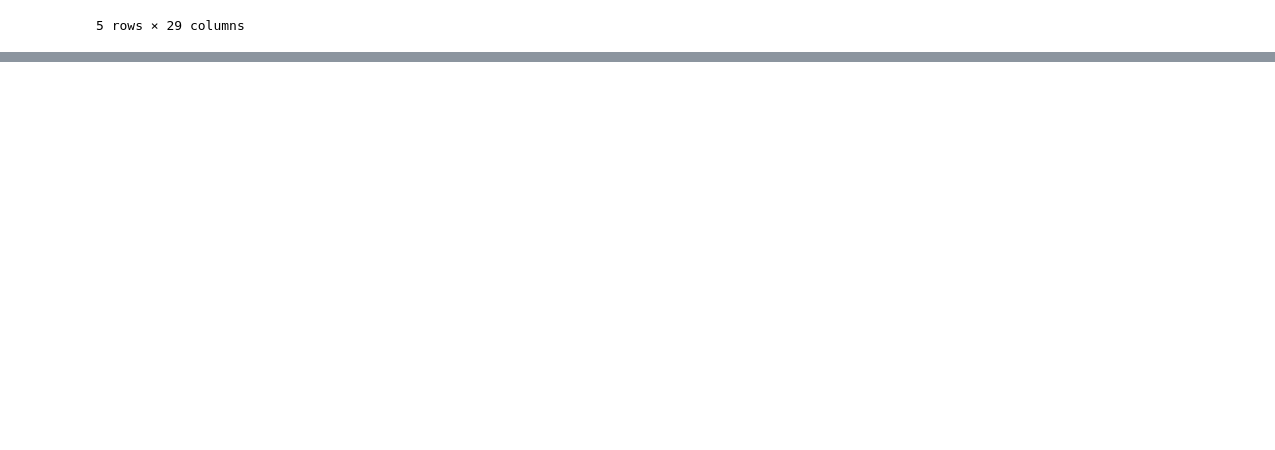
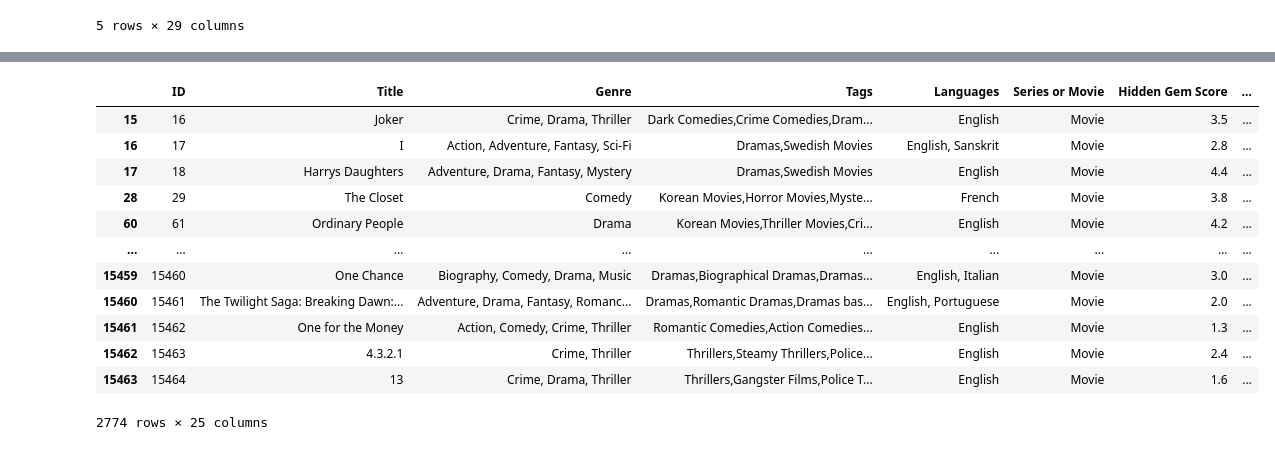
Before and after one commit to KunalSharma2001/Exploratory-data-analysis-EDA-, a Jupyter notebook: Netflix EDA/Netflix Data Analysis (EDA).ipynb, the cells around one changed output, grey strips where cells are left out. Saved outputs shown, nothing was run; the diff lists cells and outputs as text; code cells hidden in the pictures; blank space fills up the shorter version.

```diff
--- a/Netflix EDA/Netflix Data Analysis (EDA).ipynb
+++ b/Netflix EDA/Netflix Data Analysis (EDA).ipynb
@@ -20,0 +126,3 @@ TypeError: 'numpy.int32' object is not callable
+# %%
+# Dropping these columns from the dataset
+file = file.drop(columns = ['Metacritic Score', 'Boxoffice', 'Production House', 'Netflix Link', 'IMDb Link'], axis = 1)
@@ -20,0 +153,4 @@ TypeError: 'numpy.int32' object is not callable
+# %%
+# Creting the ID columns for each row.
+st = 1
+file.insert(0, 'ID', range(st, st + file.shape[0]))
@@ -20,0 +167,17 @@ TypeError: 'numpy.int32' object is not callable
+# %%
+# Deleting the NULL values from the dataset.
+file.dropna(axis=0, how='any')
+# %% [output]
+|  | ID | Title | Genre | Tags | Languages | Series or Movie | Hidden Gem Score | ... |
+| 15 | 16 | Joker | Crime, Drama, Thriller | Dark Comedies,Crime Comedies,Dram... | English | Movie | 3.5 | ... |
+| 16 | 17 | I | Action, Adventure, Fantasy, Sci-Fi | Dramas,Swedish Movies | English, Sanskrit | Movie | 2.8 | ... |
+| 17 | 18 | Harrys Daughters | Adventure, Drama, Fantasy, Mystery | Dramas,Swedish Movies | English | Movie | 4.4 | ... |
+| 28 | 29 | The Closet | Comedy | Korean Movies,Horror Movies,Myste... | French | Movie | 3.8 | ... |
+| 60 | 61 | Ordinary People | Drama | Korean Movies,Thriller Movies,Cri... | English | Movie | 4.2 | ... |
+| ... | ... | ... | ... | ... | ... | ... | ... | ... |
+| 15459 | 15460 | One Chance | Biography, Comedy, Drama, Music | Dramas,Biographical Dramas,Dramas... | English, Italian | Movie | 3.0 | ... |
+| 15460 | 15461 | The Twilight Saga: Breaking Dawn:... | Adventure, Drama, Fantasy, Romanc... | Dramas,Romantic Dramas,Dramas bas... | English, Portuguese | Movie | 2.0 | ... |
+| 15461 | 15462 | One for the Money | Action, Comedy, Crime, Thriller | Romantic Comedies,Action Comedies... | English | Movie | 1.3 | ... |
+| 15462 | 15463 | 4.3.2.1 | Crime, Thriller | Thrillers,Steamy Thrillers,Police... | English | Movie | 2.4 | ... |
+| 15463 | 15464 | 13 | Crime, Drama, Thriller | Thrillers,Gangster Films,Police T... | English | Movie | 1.6 | ... |
+2774 rows × 25 columns
```
Also changed, not shown: parts of 14 cells of this notebook.
